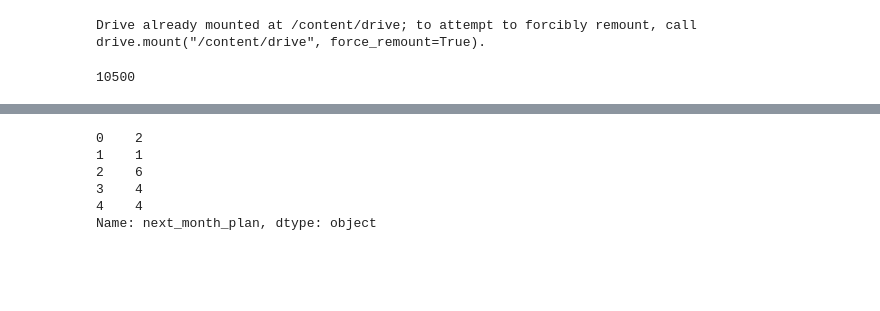
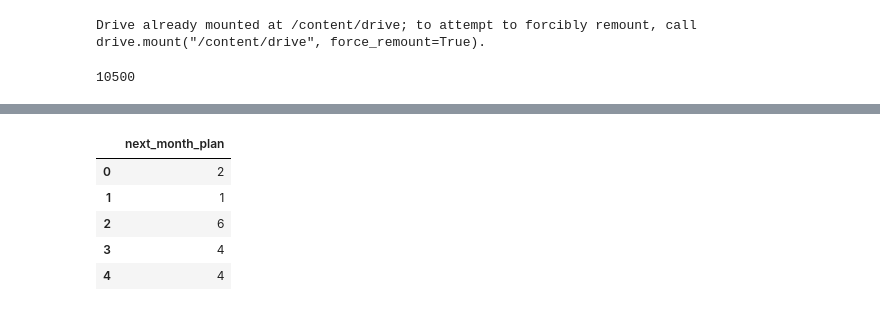
Before and after one commit to lahirukavinda/Telecommunications-Rental-Predictor, a Jupyter notebook: ADLHackothon.ipynb, the cells around one changed output, grey strips where cells are left out. Drawn from its saved outputs; the diff is of its cells as text; code cells hidden in the pictures; blank space fills up the shorter version.

```diff
--- a/ADLHackothon.ipynb
+++ b/ADLHackothon.ipynb
@@ -34,11 +34,14 @@ df.head()
 # %%
-x = df.drop('next_month_plan', axis='columns')
-y = df['next_month_plan'].str.replace("PKG",'')
-y.head()
+from sklearn.preprocessing import LabelEncoder
+
+y = pd.DataFrame()
+y['next_month_plan'] = df['next_month_plan'].str.replace("PKG",'').astype(int)
+y_n = y
+y_n.head()
 # %% [output]
-0    2
-1    1
-2    6
-3    4
-4    4
-Name: next_month_plan, dtype: object
+|  | next_month_plan |
+| 0 | 2 |
+| 1 | 1 |
+| 2 | 6 |
+| 3 | 4 |
+| 4 | 4 |
```
Also changed, not shown: parts of 20 cells of this notebook.
